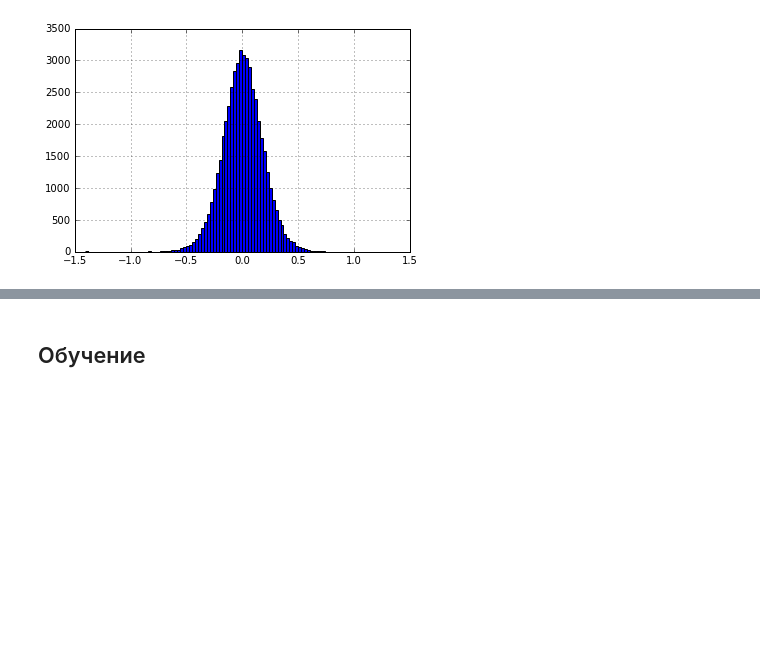
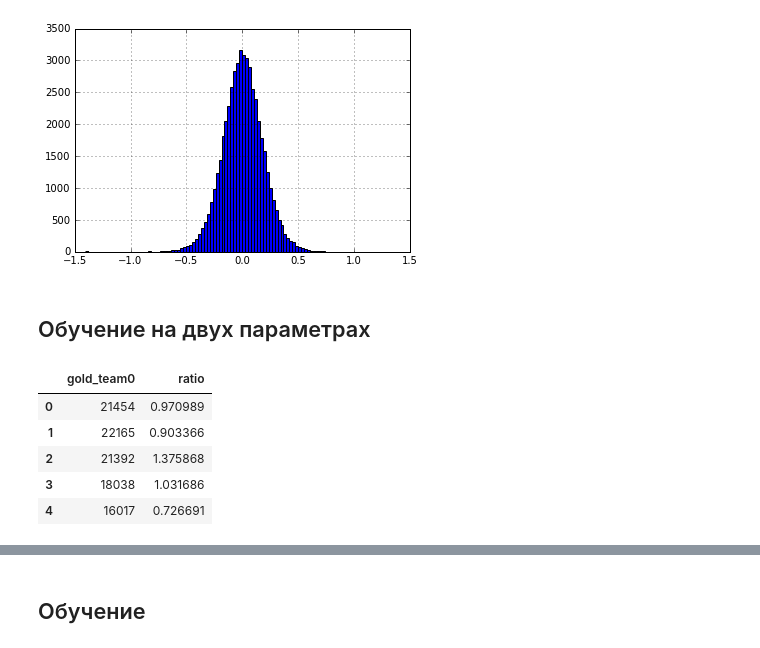
Before and after one commit to grwlf/algo_club, a Jupyter notebook: sandbox/users/smironov/contest-dota.ipynb, the cells around one changed output, grey strips where cells are left out. Cells and saved outputs as stored; diff of their text form; code cells hidden in the pictures; blank space fills up the shorter version.

```diff
--- a/sandbox/users/smironov/contest-dota.ipynb
+++ b/sandbox/users/smironov/contest-dota.ipynb
@@ -96,3 +101,17 @@ np.log(gold_end.ratio).hist(bins=100)
 # %% [output]
 <matplotlib.axes._subplots.AxesSubplot at 0x...>
 [figure]
+# %% [markdown]
+## Обучение на двух параметрах
+# %%
+data = pd.merge(train,gold_end,on='mid',how='left')
+X = data.drop(['mid', 'radiant_won'], axis=1).drop(team0 + team1 + ["gold_team1"], axis=1)
+Y = data['radiant_won']
+X.head()
+# %% [output]
+|  | gold_team0 | ratio |
+| 0 | 21454 | 0.970989 |
+| 1 | 22165 | 0.903366 |
+| 2 | 21392 | 1.375868 |
+| 3 | 18038 | 1.031686 |
+| 4 | 16017 | 0.726691 |
```
Also changed, not shown: parts of 5 cells of this notebook.
